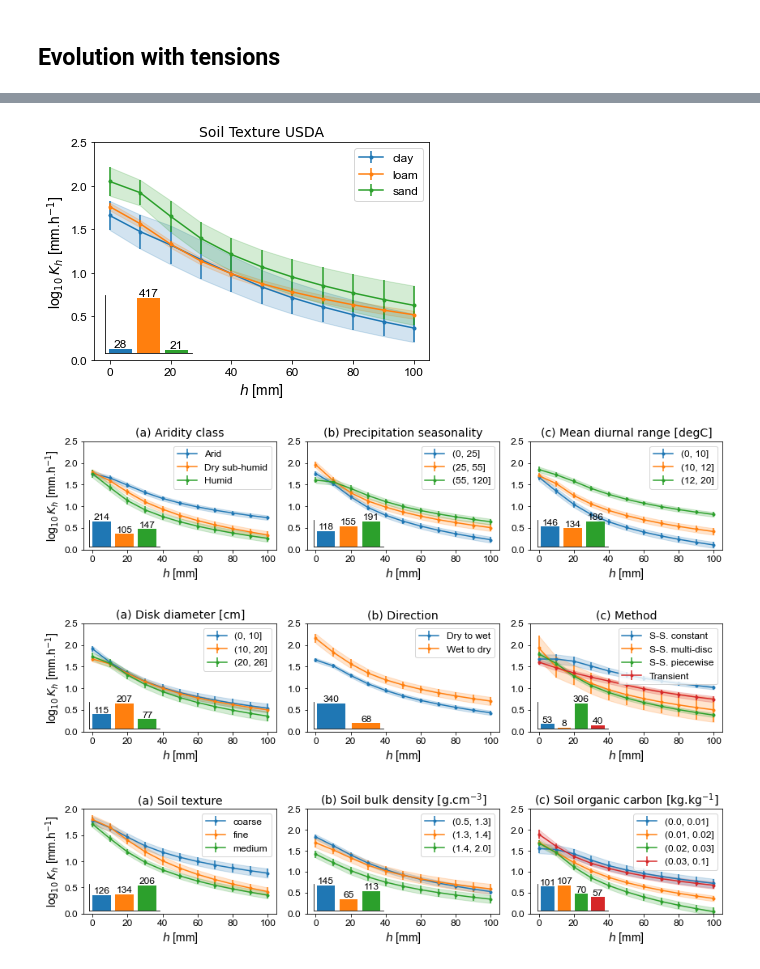
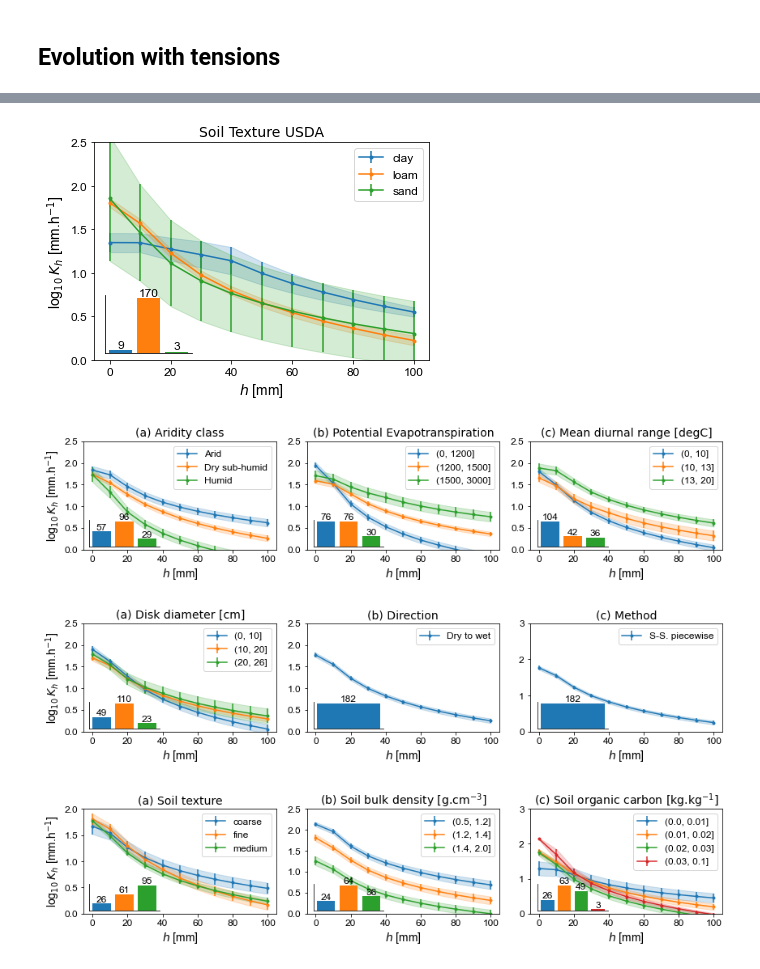
Before and after one commit to climasoma/otim-db, a Jupyter notebook: notebooks/otimdb-eda.ipynb, the cells around one changed output, grey strips where cells are left out. Saved outputs shown, nothing was run; the diff lists cells and outputs as text; code cells hidden in the pictures.

```diff
--- a/notebooks/otimdb-eda.ipynb
+++ b/notebooks/otimdb-eda.ipynb
@@ -59,8 +59,8 @@ Entries are kept if:
 # define entries to keep but doesn't apply the filtering just yet
 print('number of topsoil data: {:d} ({:.0f}%)'.format(
     dfm['UpperD_m'].lt(0.2).sum(), dfm['UpperD_m'].lt(0.2).sum()/dfm.shape[0]*100))
-#& dfm['Method'].ne('Steady-state constant') & dfm['Method'].ne('Steady-state constant  regression') & dfm['Direction'].eq('Dry to wet')
-i2keep = dfm['R2'].ge(0.9) & dfm['Tmin'].le(5) & dfm['Tmax'].ge(80) & dfm['UpperD_m'].le(0.2) & dfm['SoilTextureFAO'].ne('organic')
+#& dfm['Method'].eq('Steady-state piecewise') & dfm['Direction'].eq('Dry to wet') & dfm['LanduseClass'].eq('arable')
+i2keep = dfm['R2'].ge(0.9) & dfm['Tmin'].le(5) & dfm['Tmax'].ge(80) & dfm['UpperD_m'].le(0.2) & dfm['SoilTextureFAO'].ne('organic') & dfm['LanduseClass'].eq('arable') & dfm['Method'].eq('Steady-state piecewise') & dfm['Direction'].eq('Dry to wet')
 i2wet = dfm['Tmax'].lt(100) & dfm['Tmin'].ge(0)
 i2dry = dfm['Tmax'].ge(100) & dfm['Tmin'].ge(10)
 i2comp = dfm['Tmax'].ge(100) & dfm['Tmin'].le(5)
@@ -1549,7 +1717,7 @@ def func(x):
         'silty clay loam': 'loam'
     }
     return dico[x]
-dfm2 = dfm[i2keep].copy()
+dfm2 = dfm.copy()
 dfm2[gcol] = dfm2[gcol].apply(func)
 
 def _createDF(dfm2, gcol, weight=True):
@@ -1590,53 +1758,53 @@ def plotKfig(dfm2, gcol, ax=None, title=None, lloc='best'):
     #ax.set_yscale('log')
     ax.set_title(title, fontsize=14)
     #matplotlib.rc('axes', labelsize=16, titlesize=13)
     for label in (ax.get_xticklabels() + ax.get_yticklabels()):
         label.set_fontname('Arial')
         label.set_fontsize(12)
     ax.set_ylim([0, 2.5])
     ax.set_xlabel('$h$ [mm]', fontname='Arial', fontsize=14)
     ax.set_ylabel('log$_{10}\:K_h$ [mm.h$^{-1}$]', fontname='Arial', fontsize=14)
 
 def plotKbar(dfm2, gcol, fig, pos=[0.15, 0.15, 0.2, 0.2]):
     df = _createDF(dfm2, gcol)
     axh = fig.add_axes(pos)
     axh.patch.set_alpha(0.0)
     for i, c in enumerate(df[gcol].unique()):
         sc = dfm2[gcol].eq(c).sum()
         axh.bar(i, sc)
         axh.text(i, sc, '{:d}'.format(sc), ha='center', va='bottom', fontsize=12, fontname='Arial')
     axh.grid(False)
     axh.spines['top'].set_visible(False)
     axh.spines['right'].set_visible(False)
     axh.set_yticks([])
     axh.set_xticks([])
     #axh.set_ylabel('Nb. entries', fontsize=10)
 
 fig, ax = plt.subplots()
 plotKfig(dfm2, gcol, ax=ax, title='Soil Texture USDA')
 plotKbar(dfm2, gcol, fig)
 fig.savefig(outputdir + 'k-' + gcol + '.jpg', dpi=300)
 # %% [output]
-[figure, old version]
+[figure, new version]
 # %%
 # subplots figure for climate (arid, precipitation, temperature)
 fig, axs = plt.subplots(1, 3, figsize=(12, 3), sharex=True)
 
 gcol = 'AridityClass'
-dfm2 = dfm[i2keep].copy()
+dfm2 = dfm.copy()
 dfm2[gcol] = dfm2[gcol].replace({'Hyper Arid': 'Arid', 'Semi-Arid': 'Arid'})
 plotKfig(dfm2, gcol, ax=axs[0], title='(a) Aridity class')
 plotKbar(dfm2, gcol, fig, pos=[0.08, 0.26, 0.1, 0.15])
 
-gcol = 'PrecipitationSeasonality'
-dfm2 = dfm[i2keep].copy()
-dfm2[gcol] = pd.cut(dfm2[gcol], bins=[0, 25, 55, 120])
-plotKfig(dfm2, gcol, ax=axs[1], title='(b) Precipitation seasonality', lloc='upper right')
+gcol = 'AverageAnnualEvapoTranspiration'
+dfm2 = dfm.copy()
+dfm2[gcol] = pd.cut(dfm2[gcol], bins=[0, 1200, 1500, 3000])
+plotKfig(dfm2, gcol, ax=axs[1], title='(b) Potential Evapotranspiration', lloc='upper right')
 plotKbar(dfm2, gcol, fig, pos=[0.4, 0.26, 0.1, 0.15])
 
 gcol = 'MeanDiurnalRange'
-dfm2 = dfm[i2keep].copy()
-dfm2[gcol] = pd.cut(dfm2[gcol], bins=[0, 10, 12, 20])
+dfm2 = dfm.copy()
+dfm2[gcol] = pd.cut(dfm2[gcol], bins=[0, 10, 13, 20])
 plotKfig(dfm2, gcol, ax=axs[2], title='(c) Mean diurnal range [degC]')
 plotKbar(dfm2, gcol, fig, pos=[0.72, 0.26, 0.1, 0.15])
 
@@ -1646,19 +1814,19 @@ axs[2].set_ylabel('')
 fig.tight_layout()
 fig.savefig(outputdir + 'k-climate.jpg', dpi=300)
 # %% [output]
-[figure, old version]
+[figure, new version]
 # %%
 # subplots figure for method (diameter, direction, method, seasons)
 fig, axs = plt.subplots(1, 3, figsize=(12, 3), sharex=True)
 
 gcol = 'Diameter'
-dfm2 = dfm[i2keep].copy()
+dfm2 = dfm.copy()
 dfm2[gcol] = pd.cut(dfm2[gcol], bins=[0, 10, 20, 26])
 plotKfig(dfm2, gcol, ax=axs[0], title='(a) Disk diameter [cm]')
 plotKbar(dfm2, gcol, fig, pos=[0.08, 0.26, 0.1, 0.15])
 
 gcol = 'Direction'
-dfm2 = dfm[i2keep].copy().replace({'unknown': np.nan})
+dfm2 = dfm.copy().replace({'unknown': np.nan})
 plotKfig(dfm2, gcol, ax=axs[1], title='(b) Direction')
 plotKbar(dfm2, gcol, fig, pos=[0.4, 0.26, 0.1, 0.15])
 
@@ -1681,18 +1849,19 @@ def func(x):
        'unclear - reference method': np.nan
     }
     return dico[x]
-dfm2 = dfm[i2keep].copy().replace({'unknown': np.nan})
+dfm2 = dfm.copy().replace({'unknown': np.nan})
 dfm2[gcol] = dfm2[gcol].apply(func)
 plotKfig(dfm2, gcol, ax=axs[2], title='(c) Method', lloc='upper right')
 plotKbar(dfm2, gcol, fig, pos=[0.72, 0.26, 0.1, 0.15])
 
 axs[1].set_ylabel('')
 axs[2].set_ylabel('')
+axs[2].set_ylim([0, 3])
 
 fig.tight_layout()
 fig.savefig(outputdir + 'k-methods.jpg', dpi=300)
 # %% [output]
-[figure, old version]
+[figure, new version]
 # %%
 # subplots figure for soil (texture FAO/USDA, BD, SOC)
 fig, axs = plt.subplots(1, 3, figsize=(12, 3), sharex=True)
@@ -1729,19 +1898,19 @@ def func(x):
         'silty clay loam': 'fine'
     }
     return dico[x]
-dfm2 = dfm[i2keep].copy()
+dfm2 = dfm.copy()
 dfm2[gcol] = dfm2[gcol].apply(func)
 plotKfig(dfm2, gcol, ax=axs[0], title='(a) Soil texture')
 plotKbar(dfm2, gcol, fig, pos=[0.08, 0.26, 0.1, 0.15])
 
 gcol = 'BulkDensity'
-dfm2 = dfm[i2keep].copy()
-dfm2[gcol] = pd.cut(dfm2[gcol], bins=[0.5, 1.3, 1.4, 2.0])
+dfm2 = dfm.copy()
+dfm2[gcol] = pd.cut(dfm2[gcol], bins=[0.5, 1.2, 1.4, 2.0])
 plotKfig(dfm2, gcol, ax=axs[1], title='(b) Soil bulk density [g.cm$^{-3}$]')
 plotKbar(dfm2, gcol, fig, pos=[0.4, 0.26, 0.1, 0.15])
 
 gcol = 'SoilOrganicCarbon'
-dfm2 = dfm[i2keep].copy()
+dfm2 = dfm.copy()
 dfm2[gcol] = pd.cut(dfm2[gcol], bins=[0.0, 0.01, 0.02, 0.03, 0.1])
 plotKfig(dfm2, gcol, ax=axs[2], title='(c) Soil organic carbon [kg.kg$^{-1}$]')
 plotKbar(dfm2, gcol, fig, pos=[0.72, 0.26, 0.1, 0.15])
@@ -1750,8 +1919,9 @@ plotKbar(dfm2, gcol, fig, pos=[0.72, 0.26, 0.1, 0.15])
 axs[1].set_ylabel('')
 axs[2].set_ylabel('')
 axs[0].set_ylim([0, 2])
+axs[2].set_ylim([0, 3])
 
 fig.tight_layout()
 fig.savefig(outputdir + 'k-soil.jpg', dpi=500)
 # %% [output]
-[figure, old version]
+[figure, new version]
```
Also changed, not shown: parts of 20 cells of this notebook, 55 other files.
